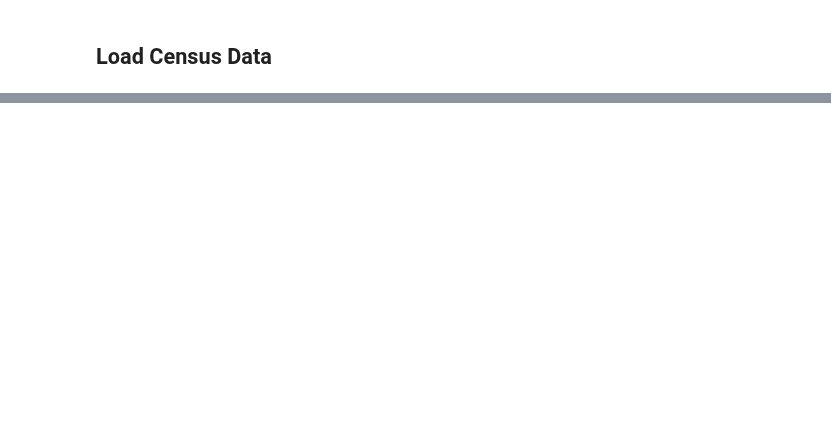
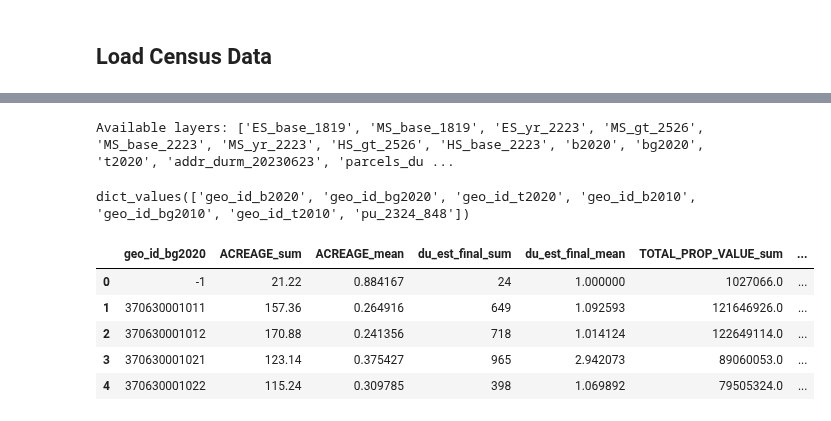
Before and after one commit to alexbarr1303/durham-public-schools, a Jupyter notebook: src/main_script_dev.ipynb, the cells around one changed output, grey strips where cells are left out. Drawn from its saved outputs; the diff is of its cells as text; code cells hidden in the pictures; blank space fills up the shorter version.

```diff
--- a/src/main_script_dev.ipynb
+++ b/src/main_script_dev.ipynb
@@ -33,3 +2,0 @@ pd.set_option("display.max_columns", 500)
-# %%
-acs_table_t_r = make_acs_table_t(2020)
-acs_table_bg_r = make_acs_table_bg(2020)
@@ -164,8 +2,0 @@ base_dataset["OBJECTID_1"].isna().sum()
-# %%
-def fix_geoid_dtypes(series):
-    return series.fillna(-1).astype(int).astype(str)
-
-
-base_dataset["geo_id_t2020"] = fix_geoid_dtypes(base_dataset["geo_id_t2020"])
-base_dataset["geo_id_b2020"] = fix_geoid_dtypes(base_dataset["geo_id_b2020"])
-base_dataset["geo_id_bg2020"] = fix_geoid_dtypes(base_dataset["geo_id_bg2020"])
@@ -248,0 +115,22 @@ base_dataset.head()
+# %%
+import pandas as pd
+
+pd.set_option("display.max_rows", 500)
+pd.set_option("display.max_columns", None)
+pd.set_option("display.width", None)
+
+import geopandas as gpd
+import fiona
+import matplotlib.pyplot as plt
+
+gdb_path = "../data/dps_all_layers20240208.gdb"
+
+# List available layers in the GDB
+layers = gpd.io.file.fiona.listlayers(gdb_path)
+print("Available layers:", layers)
+
+# Read a specific layer from the GDB
+layer_name = "bg2020"  # replace with the actual layer name
+gdf = gpd.read_file(gdb_path, layer=layer_name)
+# %% [output]
+Available layers: ['ES_base_1819', 'MS_base_1819', 'ES_yr_2223', 'MS_gt_2526', 'MS_base_2223', 'MS_yr_2223', 'HS_gt_2526', 'HS_base_2223', 'b2020', 'bg2020', 't2020', 'addr_durm_20230623', 'parcels_du ...
@@ -248,0 +148,4 @@ base_dataset.head()
+# %%
+layer_mapping.values()
+# %% [output]
+dict_values(['geo_id_b2020', 'geo_id_bg2020', 'geo_id_t2020', 'geo_id_b2010', 'geo_id_bg2010', 'geo_id_t2010', 'pu_2324_848'])
@@ -248,0 +184,23 @@ base_dataset.head()
+# %%
+geo_layer = "bg2020"
+
+
+agg_df = (
+    base_dataset.groupby(layer_mapping[geo_layer])
+    .agg(block_group_aggregation_dict)
+    .reset_index()
+)
+
+# Flatten the column MultiIndex after aggregation
+agg_df.columns = [agg_df.columns[0][0]] + [
+    "_".join(col).strip() if type(col) is tuple else col for col in agg_df.columns[1:]
+]
+
+agg_df.head()
+# %% [output]
+|  | geo_id_bg2020 | ACREAGE_sum | ACREAGE_mean | du_est_final_sum | du_est_final_mean | TOTAL_PROP_VALUE_sum | ... |
+| 0 | -1 | 21.22 | 0.884167 | 24 | 1.000000 | 1027066.0 | ... |
+| 1 | 370630001011 | 157.36 | 0.264916 | 649 | 1.092593 | 121646926.0 | ... |
+| 2 | 370630001012 | 170.88 | 0.241356 | 718 | 1.014124 | 122649114.0 | ... |
+| 3 | 370630001021 | 123.14 | 0.375427 | 965 | 2.942073 | 89060053.0 | ... |
+| 4 | 370630001022 | 115.24 | 0.309785 | 398 | 1.069892 | 79505324.0 | ... |
```
Also changed, not shown: parts of 24 cells of this notebook, 4 other files.
